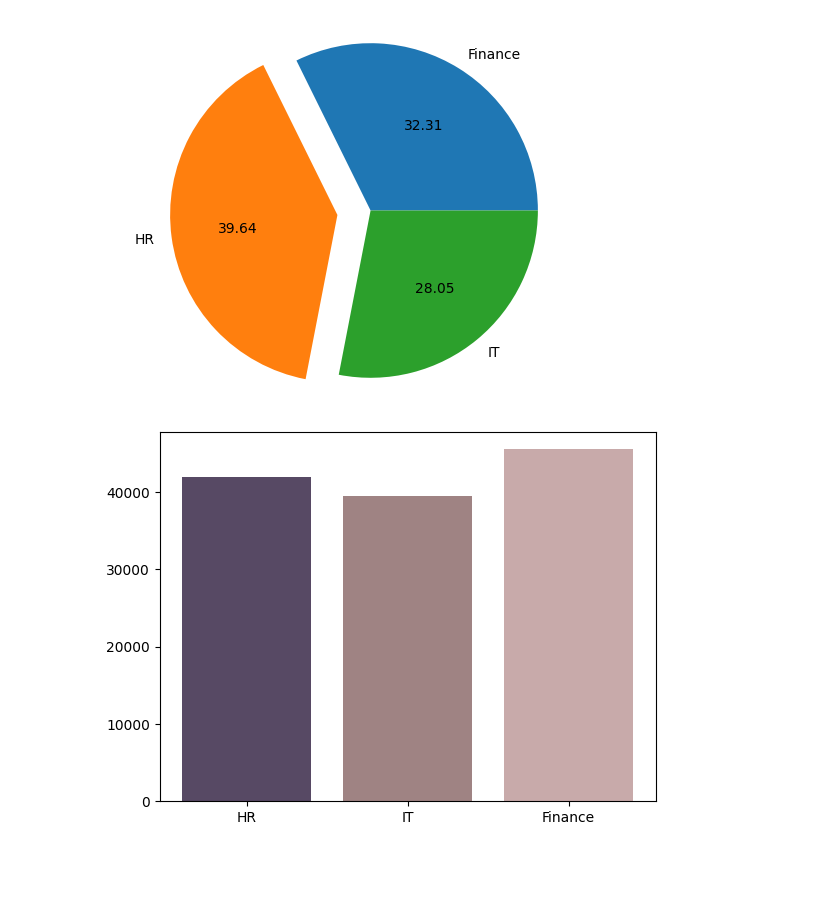
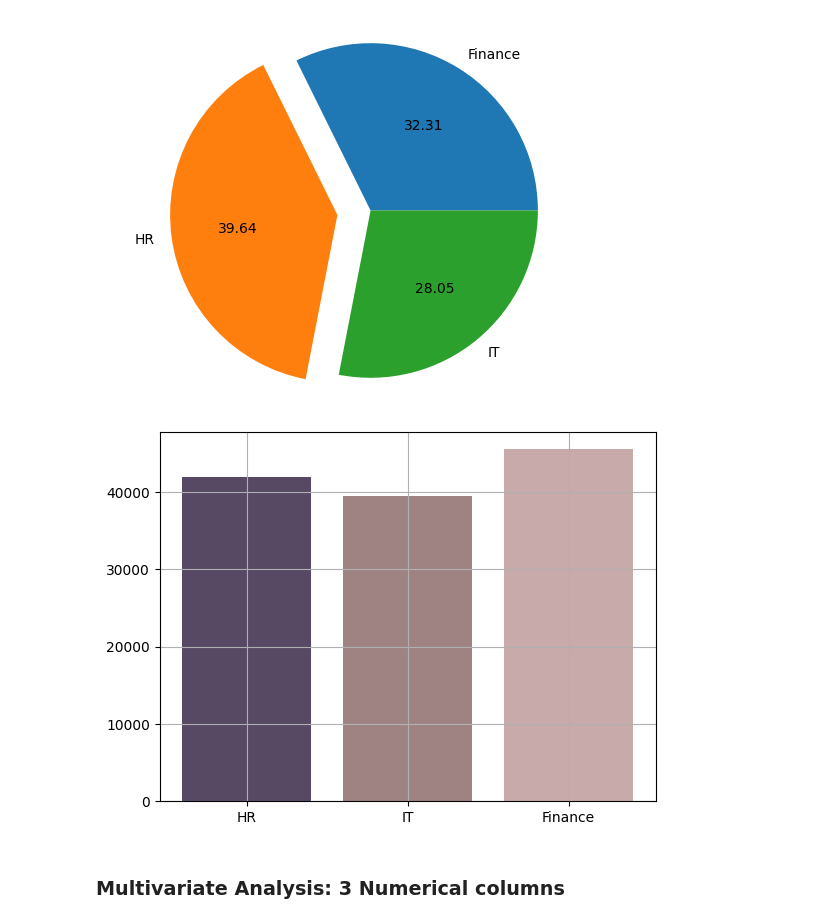
Before and after one commit to BADARRASHEED/Matplotlib, a Jupyter notebook: Matplotlib.ipynb, the cells around one changed output. Saved outputs shown, nothing was run; the diff lists cells and outputs as text; code cells hidden in the pictures; blank space fills up the shorter version.

```diff
--- a/Matplotlib.ipynb
+++ b/Matplotlib.ipynb
@@ -237,6 +237,9 @@ it_mean = sum(it_sal)/len(it_sal)
 finance_mean = sum(finance_sal)/len(finance_sal)
 # %%
 plt.bar(["HR", "IT", "Finance"], [hr_mean, it_mean, finance_mean], color=["#574964","#9F8383","#C8AAAA"])
+plt.grid()
 plt.show()
 # %% [output]
-[figure, old version]
+[figure, new version]
+# %% [markdown]
+### Multivariate Analysis: 3 Numerical columns
```
Also changed, not shown: parts of 2 cells of this notebook.
